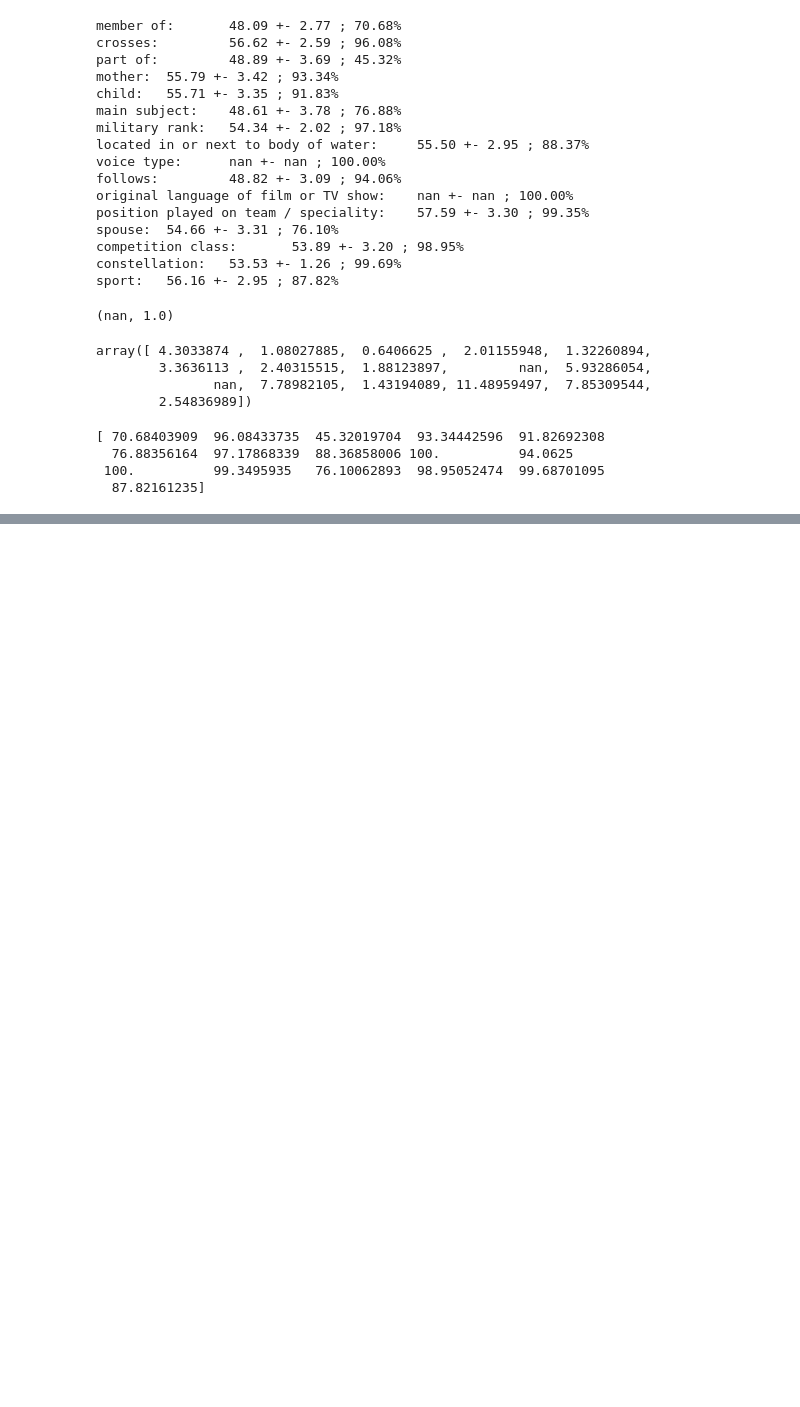
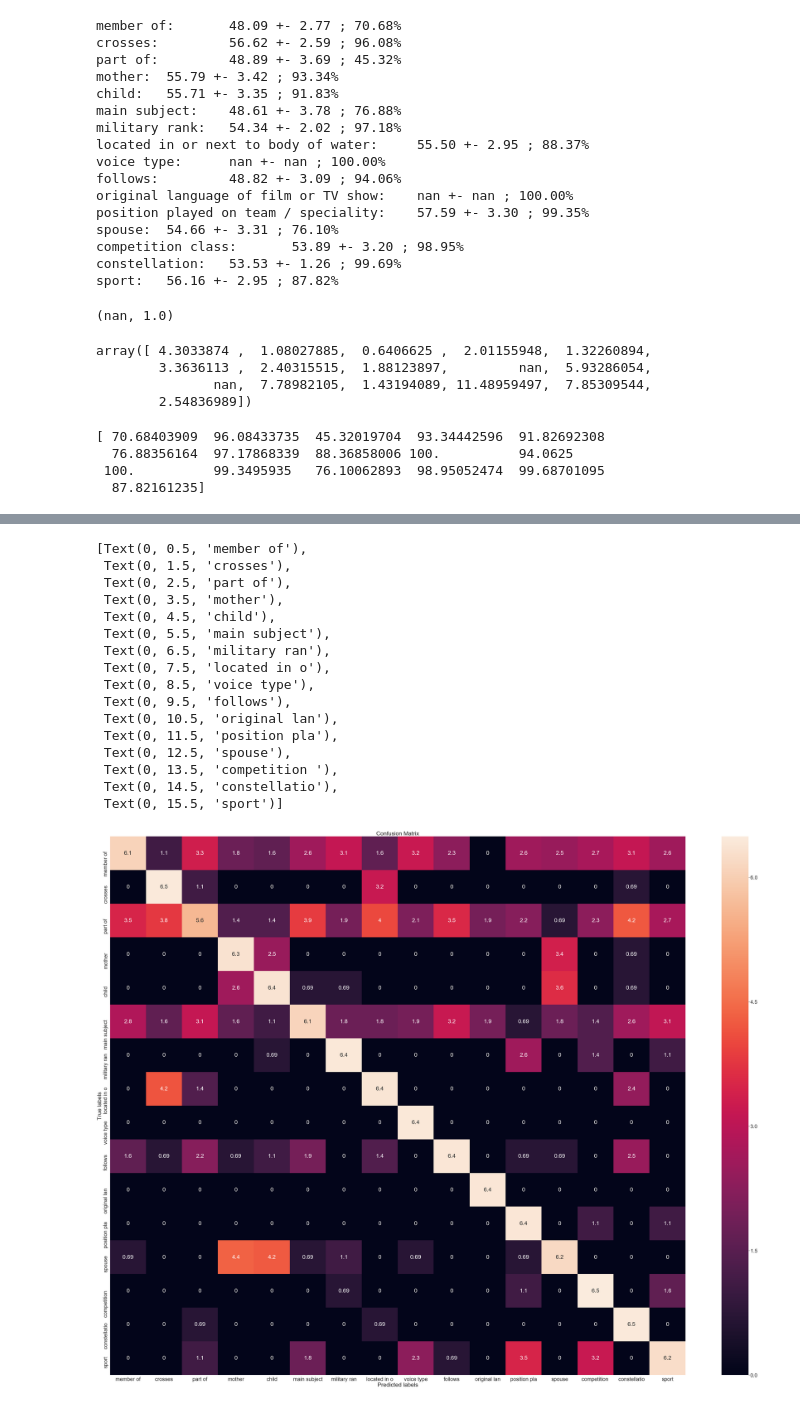
Before and after one commit to ofersabo/MtachingTbeBlanks, a Jupyter notebook: notebook/explore.ipynb, the cells around one changed output, grey strips where cells are left out. Cells and saved outputs as stored; diff of their text form; code cells hidden in the pictures; blank space fills up the shorter version.

Commit message:
added notebook prediction

```diff
--- a/notebook/explore.ipynb
+++ b/notebook/explore.ipynb
@@ -6,10 +6,12 @@ from colored import fg, bg, attr
 import numpy as np
 import matplotlib.pyplot as plt
 from collections import Counter
+import warnings
+warnings.filterwarnings('ignore')
 
 # if using a Jupyter notebook, includue:
 %matplotlib inline
-data_file = "../scores_predict_88_acc.jsonl"
+data_file = "predictor_result/scores_predict_88_acc.jsonl"
 id2name = "../data/id2name.json"
 
 NUMBER_OF_SAMPELS = 100
@@ -73,7 +75,9 @@ total_correct = 0
 result_per_type = {}
 correct_scroes = []
 wrong_scores = []
-wrong_prediction_which_rel = {}
+pred_list = []
+gold_list = []
+prediction_which_rel = {}
 with open(data_file) as f:
     for ex_index,line in enumerate(f,1):
         data = json.loads(line)
@@ -81,14 +85,15 @@ with open(data_file) as f:
         pred_rel = data['sentence_' + data["prediction"] +'_relation']
         pred_score = scores[int(data["prediction"])]
         the_gold_rel = data['correct_relation']
+        gold_list.append(the_gold_rel)
+        pred_list.append(pred_rel)
+        prediction_which_rel[the_gold_rel] = prediction_which_rel.get(the_gold_rel,Counter())
+        prediction_which_rel[the_gold_rel].update([pred_rel])
         if data['answer'] == "wrong":
             total_wrong +=1
-            if pred_score > 60:
-                print("wrong example number: ",total_wrong,  "example number: ", ex_index)
-                show_set(data)
-                print()
-            wrong_prediction_which_rel[the_gold_rel] = wrong_prediction_which_rel.get(the_gold_rel,Counter())
-            wrong_prediction_which_rel[the_gold_rel].update([pred_rel])
+            print("wrong example number: ",total_wrong,  "example number: ", ex_index)
+            show_set(data)
+            print()
             wrong_scores.append(pred_score)
             result_per_type[the_gold_rel] = result_per_type.get(the_gold_rel,[[],[]])
             result_per_type[the_gold_rel][0].append(data)
@@ -372,0 +321,8 @@ constellation
+# %%
+from matplotlib.ticker import MultipleLocator
+ax.xaxis.set_major_locator(MultipleLocator(1))
+ax.xaxis.set_major_locator(MultipleLocator(1))
+labels = [x for x in result_per_type.keys()]
+cm = confusion_matrix(gold_list, pred_list, labels)
+print(cm)
+lcm = [[np.log1p(x) for x in row] for row in cm ]
@@ -373,3 +346,34 @@ constellation
+# %%
+import seaborn as sns
+
+fig = plt.figure(figsize=(65,50))
+# ax = fig.add_subplot(111)
+ax= plt.subplot()
+sns.heatmap(lcm, annot=True, ax = ax); #annot=True to annotate cells
+sns.set(font_scale=2.4)
+# labels, title and ticks
+ax.set_xlabel('Predicted labels');ax.set_ylabel('True labels');
+ax.set_title('Confusion Matrix');
+ax.xaxis.set_ticklabels([x[:12] for x in result_per_type.keys()])
+ax.yaxis.set_ticklabels([x[:12] for x in result_per_type.keys()])
+# %% [output]
+[Text(0, 0.5, 'member of'),
+ Text(0, 1.5, 'crosses'),
+ Text(0, 2.5, 'part of'),
+ Text(0, 3.5, 'mother'),
+ Text(0, 4.5, 'child'),
+ Text(0, 5.5, 'main subject'),
+ Text(0, 6.5, 'military ran'),
+ Text(0, 7.5, 'located in o'),
+ Text(0, 8.5, 'voice type'),
+ Text(0, 9.5, 'follows'),
+ Text(0, 10.5, 'original lan'),
+ Text(0, 11.5, 'position pla'),
+ Text(0, 12.5, 'spouse'),
+ Text(0, 13.5, 'competition '),
+ Text(0, 14.5, 'constellatio'),
+ Text(0, 15.5, 'sport')]
+[figure, added]
 # %%
 # check agremment with the model prediction
 # try to come up with b=new baselines to show that data is no good
```
Also changed, not shown: parts of 18 cells of this notebook, 11 other files.
